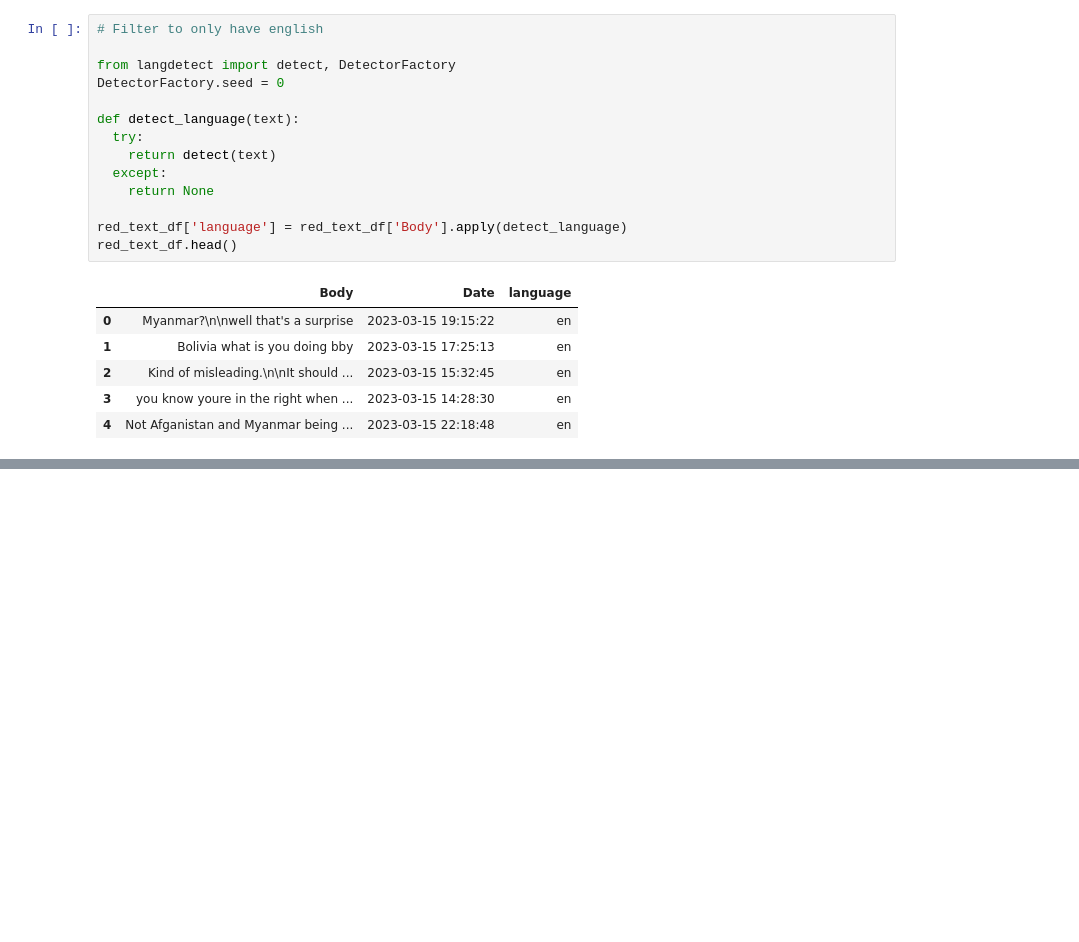
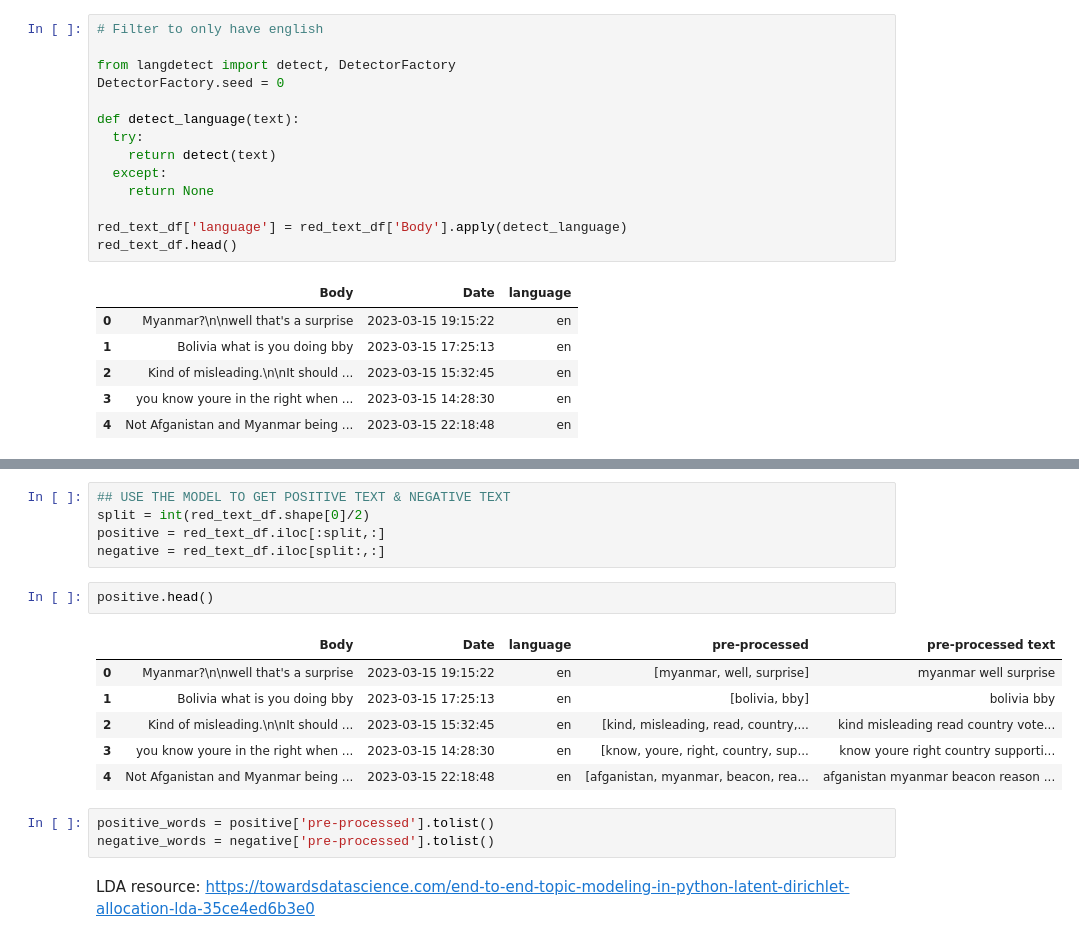
Before and after one commit to farhanwadia/MIE1624project, a Jupyter notebook: p3_TopicModeling.ipynb, the cells around one changed output, grey strips where cells are left out. Drawn from its saved outputs; the diff is of its cells as text; blank space fills up the shorter version.

```diff
--- a/p3_TopicModeling.ipynb
+++ b/p3_TopicModeling.ipynb
@@ -135,0 +230,19 @@ red_text_df.head()
+# %%
+## USE THE MODEL TO GET POSITIVE TEXT & NEGATIVE TEXT
+split = int(red_text_df.shape[0]/2)
+positive = red_text_df.iloc[:split,:]
+negative = red_text_df.iloc[split:,:]
+# %%
+positive.head()
+# %% [output]
+|  | Body | Date | language | pre-processed | pre-processed text |
+| 0 | Myanmar?\n\nwell that's a surprise | 2023-03-15 19:15:22 | en | [myanmar, well, surprise] | myanmar well surprise |
+| 1 | Bolivia what is you doing bby | 2023-03-15 17:25:13 | en | [bolivia, bby] | bolivia bby |
+| 2 | Kind of misleading.\n\nIt should ... | 2023-03-15 15:32:45 | en | [kind, misleading, read, country,... | kind misleading read country vote... |
+| 3 | you know youre in the right when ... | 2023-03-15 14:28:30 | en | [know, youre, right, country, sup... | know youre right country supporti... |
+| 4 | Not Afganistan and Myanmar being ... | 2023-03-15 22:18:48 | en | [afganistan, myanmar, beacon, rea... | afganistan myanmar beacon reason ... |
+# %%
+positive_words = positive['pre-processed'].tolist()
+negative_words = negative['pre-processed'].tolist()
+# %% [markdown]
+LDA resource: https://towardsdatascience.com/end-to-end-topic-modeling-in-python-latent-dirichlet-allocation-lda-35ce4ed6b3e0
```
Also changed, not shown: parts of 12 cells of this notebook.
